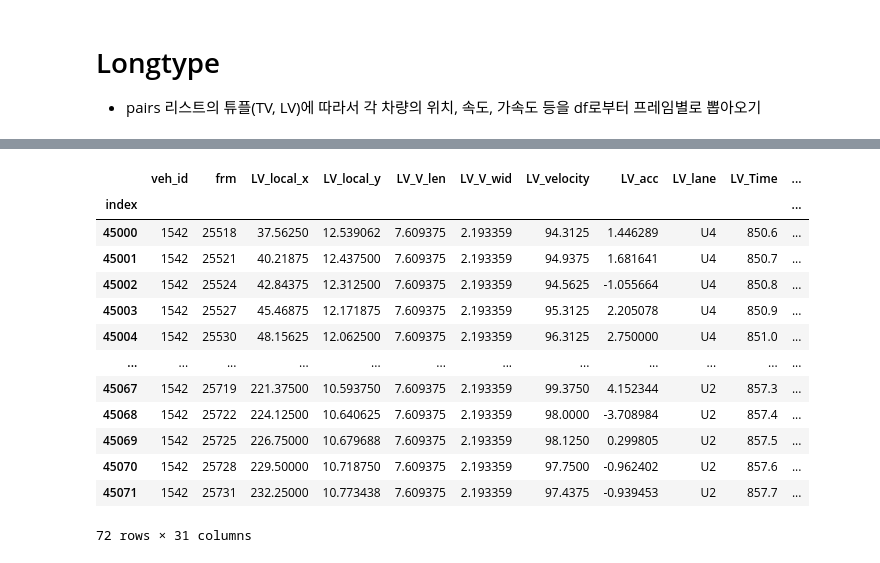
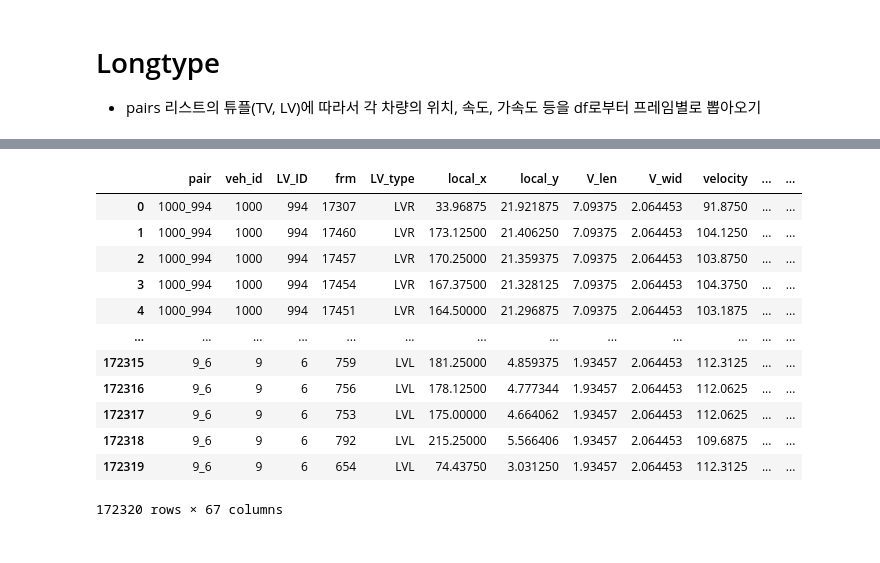
Before and after one commit to regenesis90/SSM_feasibility, a Jupyter notebook: 01-3_전처리_차량페어롱타입_0.1초단위.ipynb, the cells around one changed output, grey strips where cells are left out. Drawn from its saved outputs; the diff is of its cells as text; code cells hidden in the pictures.

```diff
--- a/01-3_전처리_차량페어롱타입_0.1초단위.ipynb
+++ b/01-3_전처리_차량페어롱타입_0.1초단위.ipynb
@@ -123,3 +103,5 @@ def make_int(x):
 
     else:
         return None
+# %%
+reference_df = globals()[f'df_{i}'][['veh_id', 'frm'] + target_df_cols].copy()
@@ -131,6 +129,22 @@ target_df_cols = ['local_x', 'local_y', 'V_len', 'V_wid', 'velocity', 'acc', 'la
                   'velocity_x', 'velocity_y', 'velocity_x_before', 'velocity_y_before', 'delta_velocity_x', 'delta_velocity_y',
                   'acc_x', 'acc_y', 'lane_past', 'Lane_record', 'Lane_record_split', 'Lane_00', 'Lane_99',
                   'Lane_change', 'Lane_leave', 'Lane_change_direction', 'LC_CF']
+
+column_order = ['pair', 'veh_id', 'LV_ID', 'frm', 'LV_type', 'local_x', 'local_y', 'V_len', 'V_wid', 'velocity',
+       'acc', 'lane', 'Time', 'local_x_before', 'local_y_before',
+       'delta_local_x', 'delta_local_y', 'velocity_x', 'velocity_y',
+       'velocity_x_before', 'velocity_y_before', 'delta_velocity_x',
+       'delta_velocity_y', 'acc_x', 'acc_y', 'lane_past', 'Lane_record',
+       'Lane_record_split', 'Lane_00', 'Lane_99', 'Lane_change', 'Lane_leave',
+       'Lane_change_direction', 'LC_CF', 'LV_local_x',
+       'LV_local_y', 'LV_len', 'LV_wid', 'LV_velocity', 'LV_acc', 'LV_lane',
+       'LV_Time', 'LV_local_x_before', 'LV_local_y_before', 'LV_delta_local_x',
+       'LV_delta_local_y', 'LV_velocity_x', 'LV_velocity_y',
+       'LV_velocity_x_before', 'LV_velocity_y_before', 'LV_delta_velocity_x',
+       'LV_delta_velocity_y', 'LV_acc_x', 'LV_acc_y', 'LV_lane_past',
+       'LV_Lane_record', 'LV_Lane_record_split', 'LV_Lane_00', 'LV_Lane_99',
+       'LV_Lane_change', 'LV_Lane_leave', 'LV_Lane_change_direction',
+       'LV_LC_CF', 'D_x', 'D_y', 'D', 'D_gap']
 
 save_folder = '02_processed_long'
 save_files = ['merging_type1_03frm_0.10sec.parquet']
@@ -148,6 +162,7 @@ for long, i in zip([long_1], [1]):
         row = veh_pair.iloc[i] # 차량 쌍
         veh_id = row['veh_id']
         LV_ID = row['LV_ID']
+        LV_type = row['LV_type']
 
         veh_TV = reference_df[reference_df['veh_id'] == veh_id].copy()
         veh_LV = reference_df[reference_df['veh_id'] == LV_ID].copy()
@@ -156,12 +171,14 @@ for long, i in zip([long_1], [1]):
         for col in target_df_cols:
             veh_LV = veh_LV.rename({col : 'LV_'+col}, axis = 1)
 
-        veh_TV = pd.merge(veh_TV, long, how = 'left', left_on = ['veh_id', 'frm'], right_on = ['veh_id', 'frm'])
+        veh_TV['LV_ID'] = LV_ID
+        veh_TV['LV_type'] = LV_type
         veh_tot = pd.merge(veh_TV, veh_LV, how = 'left', left_on = ['LV_ID', 'frm'], right_on = ['veh_id', 'frm']).rename({'veh_id_x' : 'veh_id'}, axis = 1).drop(['veh_id_y'], axis = 1)
+        veh_tot['pair'] = str(veh_id) + '_' + str(LV_ID)
 
         long_tot = pd.concat([long_tot, veh_tot])
 
-    long_tot = long_tot.reset_index(drop = True).sort_values(by = ['veh_id', 'LV_ID', 'frm'])
+    long_tot = long_tot.reset_index(drop = True).sort_values(by = ['veh_id', 'LV_ID', 'frm']).rename({'LV_V_len' : 'LV_len', 'LV_V_wid' : 'LV_wid'}, axis = 1)
 
     #long_tot = pd.concat([long_TV, long_LV], axis = 1)
 
@@ -185,8 +202,9 @@ for long, i in zip([long_1], [1]):
     long_tot.loc[(long_tot['veh_id'] != long_tot['veh_id_lag']) | (long_tot['LV_ID'] != long_tot['LV_ID_lag']), 'D_gap'] = None
 
     #print(f'{i} : {len(long_final)}')
-    long_tot.reset_index(inplace = True, drop = True)
     long_tot.drop(['D_lag', 'veh_id_lag', 'LV_ID_lag'], axis = 1, inplace = True)
+    long_tot = long_tot[column_order]
+    long_tot = long_tot.sort_values(by = 'pair').reset_index(drop = True)
 
     # 저장하기
     save_path = os.path.join(working_dir, save_folder, save_files[0])
@@ -213,17 +212,16 @@ veh_TV.head(3)
-# %%
-veh_LV
-# %% [output]
-|  | veh_id | frm | LV_local_x | LV_local_y | LV_V_len | LV_V_wid | LV_velocity | LV_acc | LV_lane | LV_Time | ... |
-| index |  |  |  |  |  |  |  |  |  |  | ... |
-| 45000 | 1542 | 25518 | 37.56250 | 12.539062 | 7.609375 | 2.193359 | 94.3125 | 1.446289 | U4 | 850.6 | ... |
-| 45001 | 1542 | 25521 | 40.21875 | 12.437500 | 7.609375 | 2.193359 | 94.9375 | 1.681641 | U4 | 850.7 | ... |
-| 45002 | 1542 | 25524 | 42.84375 | 12.312500 | 7.609375 | 2.193359 | 94.5625 | -1.055664 | U4 | 850.8 | ... |
-| 45003 | 1542 | 25527 | 45.46875 | 12.171875 | 7.609375 | 2.193359 | 95.3125 | 2.205078 | U4 | 850.9 | ... |
-| 45004 | 1542 | 25530 | 48.15625 | 12.062500 | 7.609375 | 2.193359 | 96.3125 | 2.750000 | U4 | 851.0 | ... |
-| ... | ... | ... | ... | ... | ... | ... | ... | ... | ... | ... | ... |
-| 45067 | 1542 | 25719 | 221.37500 | 10.593750 | 7.609375 | 2.193359 | 99.3750 | 4.152344 | U2 | 857.3 | ... |
-| 45068 | 1542 | 25722 | 224.12500 | 10.640625 | 7.609375 | 2.193359 | 98.0000 | -3.708984 | U2 | 857.4 | ... |
-| 45069 | 1542 | 25725 | 226.75000 | 10.679688 | 7.609375 | 2.193359 | 98.1250 | 0.299805 | U2 | 857.5 | ... |
-| 45070 | 1542 | 25728 | 229.50000 | 10.718750 | 7.609375 | 2.193359 | 97.7500 | -0.962402 | U2 | 857.6 | ... |
-| 45071 | 1542 | 25731 | 232.25000 | 10.773438 | 7.609375 | 2.193359 | 97.4375 | -0.939453 | U2 | 857.7 | ... |
-72 rows × 31 columns
+# %%
+long_tot
+# %% [output]
+|  | pair | veh_id | LV_ID | frm | LV_type | local_x | local_y | V_len | V_wid | velocity | ... | ... |
+| 0 | 1000_994 | 1000 | 994 | 17307 | LVR | 33.96875 | 21.921875 | 7.09375 | 2.064453 | 91.8750 | ... | ... |
+| 1 | 1000_994 | 1000 | 994 | 17460 | LVR | 173.12500 | 21.406250 | 7.09375 | 2.064453 | 104.1250 | ... | ... |
+| 2 | 1000_994 | 1000 | 994 | 17457 | LVR | 170.25000 | 21.359375 | 7.09375 | 2.064453 | 103.8750 | ... | ... |
+| 3 | 1000_994 | 1000 | 994 | 17454 | LVR | 167.37500 | 21.328125 | 7.09375 | 2.064453 | 104.3750 | ... | ... |
+| 4 | 1000_994 | 1000 | 994 | 17451 | LVR | 164.50000 | 21.296875 | 7.09375 | 2.064453 | 103.1875 | ... | ... |
+| ... | ... | ... | ... | ... | ... | ... | ... | ... | ... | ... | ... | ... |
+| 172315 | 9_6 | 9 | 6 | 759 | LVL | 181.25000 | 4.859375 | 1.93457 | 2.064453 | 112.3125 | ... | ... |
+| 172316 | 9_6 | 9 | 6 | 756 | LVL | 178.12500 | 4.777344 | 1.93457 | 2.064453 | 112.0625 | ... | ... |
+| 172317 | 9_6 | 9 | 6 | 753 | LVL | 175.00000 | 4.664062 | 1.93457 | 2.064453 | 112.0625 | ... | ... |
+| 172318 | 9_6 | 9 | 6 | 792 | LVL | 215.25000 | 5.566406 | 1.93457 | 2.064453 | 109.6875 | ... | ... |
+| 172319 | 9_6 | 9 | 6 | 654 | LVL | 74.43750 | 3.031250 | 1.93457 | 2.064453 | 112.3125 | ... | ... |
+172320 rows × 67 columns
```
Also changed, not shown: parts of 9 cells of this notebook, 5 other files.
